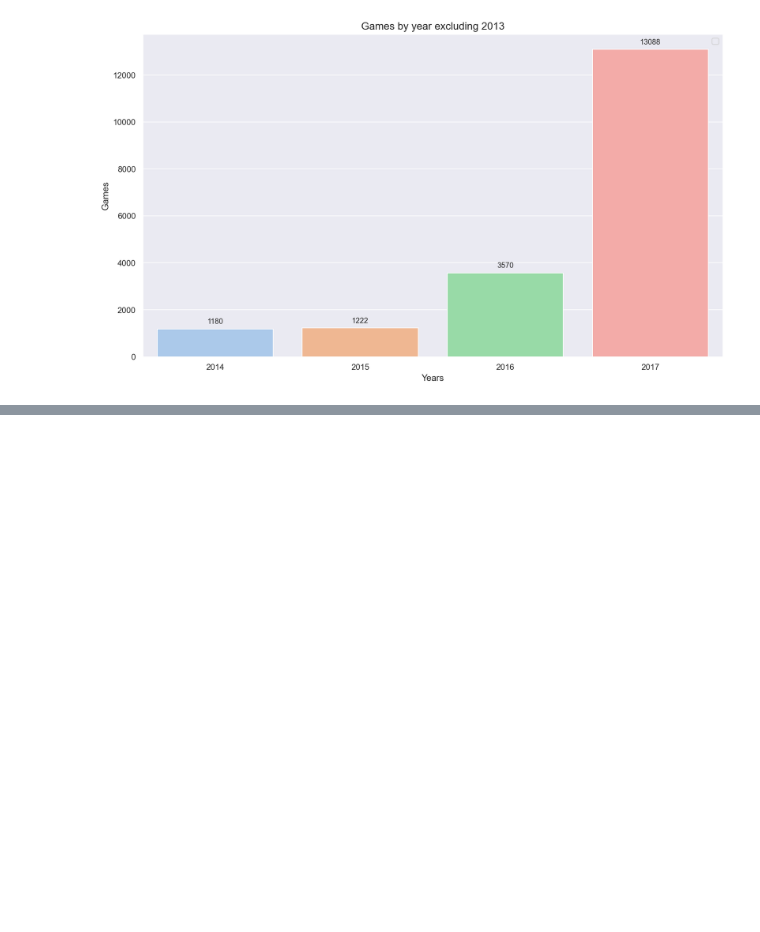
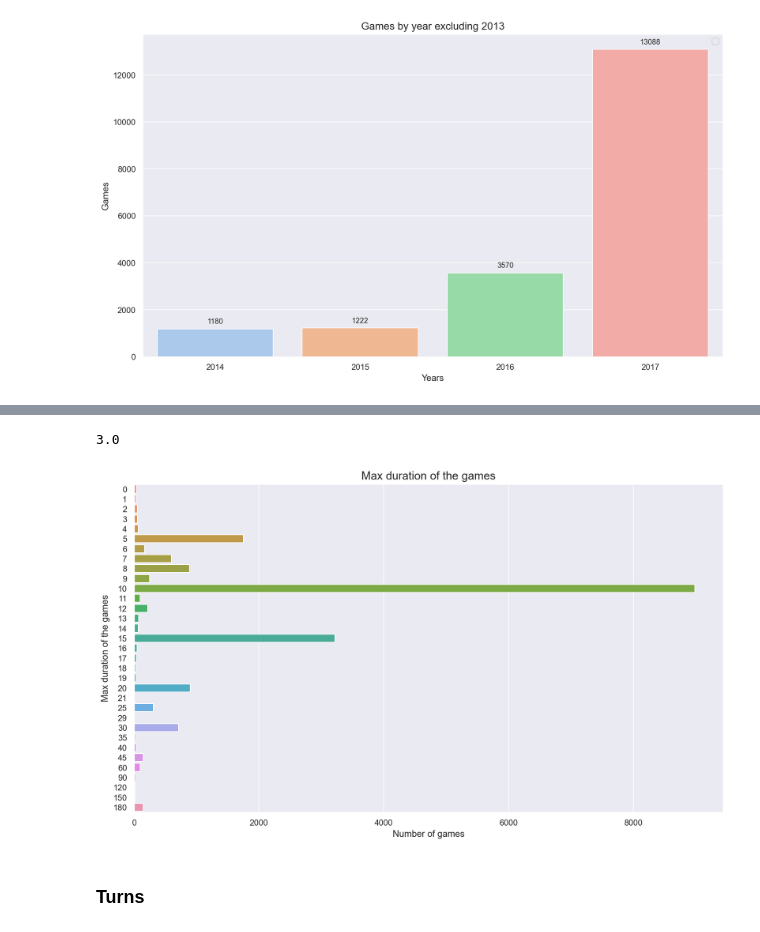
Before and after one commit to isra-st/Chess_aa_is, a Jupyter notebook: Chess_Visualizations_Isra.ipynb, the cells around one changed output, grey strips where cells are left out. Cells and saved outputs as stored; diff of their text form; code cells hidden in the pictures; blank space fills up the shorter version.

Commit message:
Folder with plots and a few lines of EDA

```diff
--- a/Chess_Visualizations_Isra.ipynb
+++ b/Chess_Visualizations_Isra.ipynb
@@ -316,0 +323,6 @@ plt.show()
+# %%
+#Duration of the gamnes
+df['game_duration']  = df['last_move_at']-df['created_at']
+# %%
+#Game duration in minutes
+df['game_duration'] = (df['game_duration'].dt.total_seconds()/60).round() #There are about 8000 matches with duration = 0.
@@ -316,0 +341,28 @@ plt.show()
+# %%
+df['game_duration'].median() # Most of the Games last 3 minutes
+# %% [output]
+3.0
+# %%
+# Modification of the incremental_code to get the max duration of the match. They will be used as bins to plot the Max duration of games
+df['game_duration_bins'] = df['increment_code'].str.split('+').str[0]
+# %%
+#Chage the Dtype of the columns to integuer
+df['game_duration_bins'] = df['game_duration_bins'].astype('int32')
+# %%
+#Plot the Max Duration of Games
+ax = df.groupby(df['game_duration_bins'])['id'].count().reset_index().sort_values(by='game_duration_bins').set_index('game_duration_bins')
+#Horizontal Barplot
+sns.barplot(data=ax, y=ax.index, x=ax['id'].values, orient='h')
+# x, y axis labels
+plt.xlabel('Number of games')
+plt.ylabel('Max duration of the games')
+# Title of the Plot
+plt.title('Max duration of the games', size=15)
+#Save the plot
+plt.savefig(r'c:\\users\\ssai\\OneDrive\\Data_26-07\\Project_0_1\\Chess_aa_is\\plots//games_by_Max_duration.png')
+#Plot the barchart
+plt.show()
+# %% [output]
+[figure, added]
+# %% [markdown]
+### Turns
```
Also changed, not shown: parts of 22 cells of this notebook, 5 other files.
